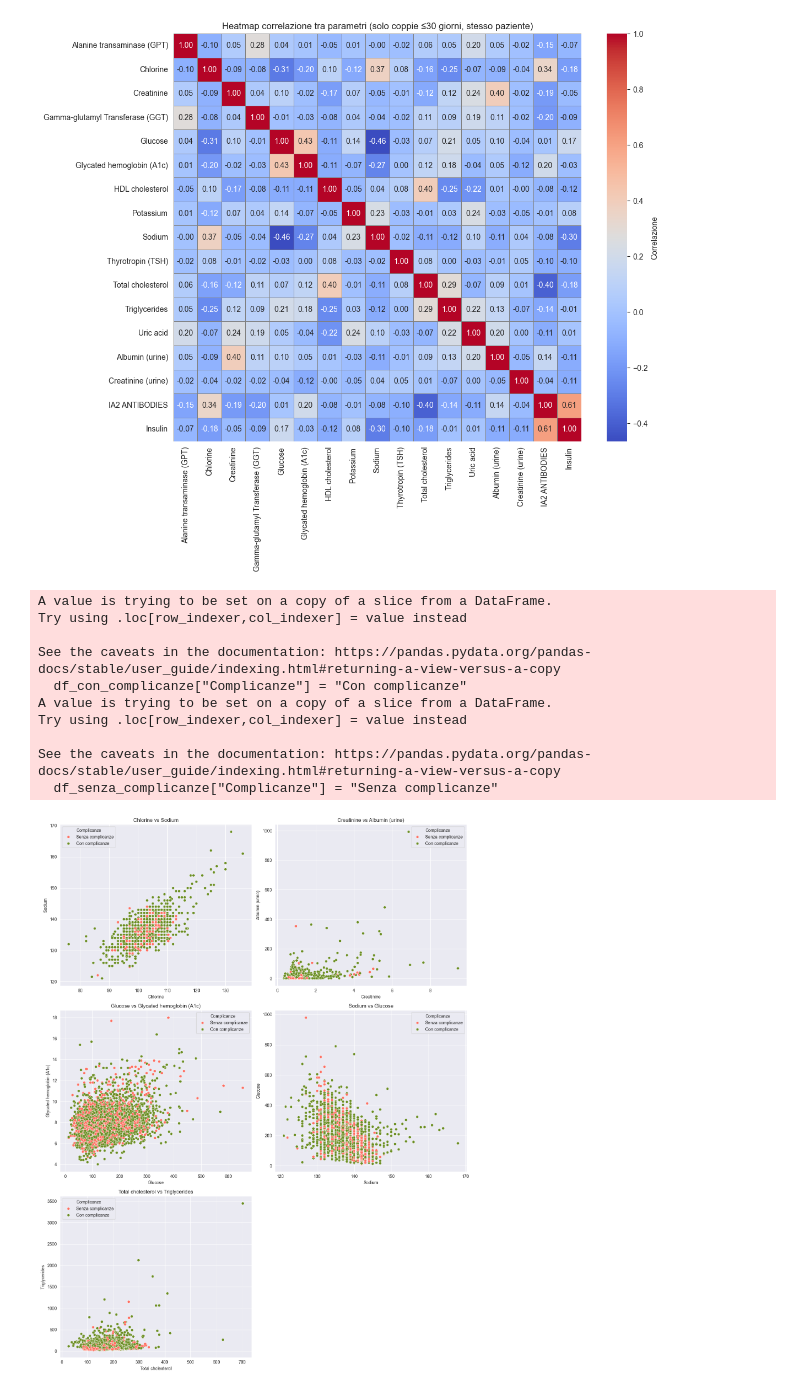
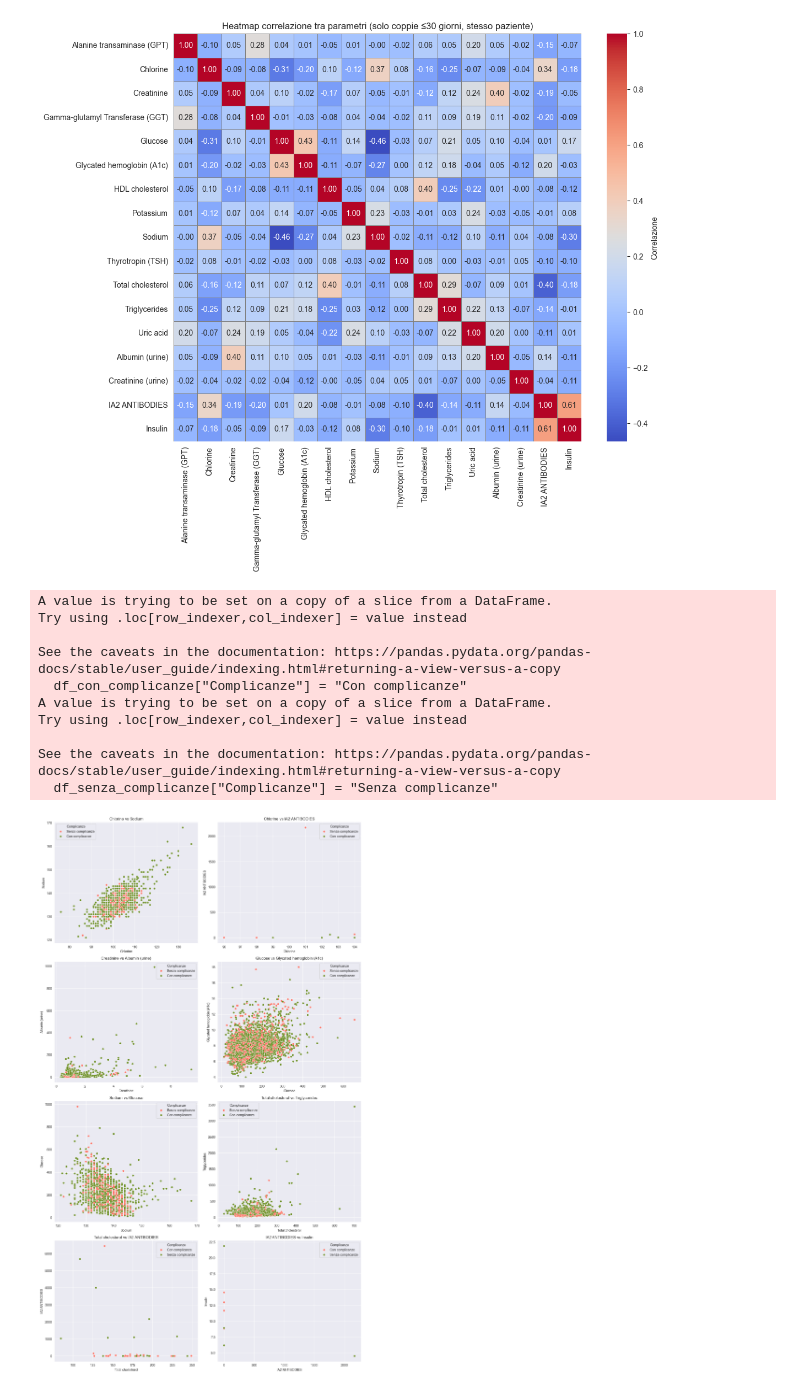
Before and after one commit to MatteoAv/AnalisiDatasetDiabete, a Jupyter notebook: Parametri_Biochimici.ipynb, the cells around one changed output. Saved outputs shown, nothing was run; the diff lists cells and outputs as text; code cells hidden in the pictures.

```diff
--- a/Parametri_Biochimici.ipynb
+++ b/Parametri_Biochimici.ipynb
@@ -377,13 +438,13 @@ import seaborn as sns
 # Parametri interessanti dalla heatmap (puoi modificarli o estenderli)
 combinazioni_interessanti = [
     ("Chlorine", "Sodium"),
-    #("Chlorine", "IA2 ANTIBODIES"),
+    ("Chlorine", "IA2 ANTIBODIES"),
     ("Creatinine", "Albumin (urine)"),
     ("Glucose", "Glycated hemoglobin (A1c)"),
     ("Sodium", "Glucose"),  # Correlazione negativa
     ("Total cholesterol", "Triglycerides"),
-    #("Total cholesterol", "IA2 ANTIBODIES"), # Correlazione negativa
-    #("IA2 ANTIBODIES", "Insulin")
+    ("Total cholesterol", "IA2 ANTIBODIES"), # Correlazione negativa
+    ("IA2 ANTIBODIES", "Insulin")
 ]
 
 # Crea la colonna "Complicanze"
@@ -415,31 +476,31 @@ for i, (p1, p2) in enumerate(combinazioni_interessanti):
 
     if p1 in df_wide.columns and p2 in df_wide.columns:
         df_plot = df_wide[[p1, p2, "Complicanze"]].dropna()
 
         sns.scatterplot(data=df_plot, x=p1, y=p2, hue="Complicanze",
                         palette=["#FF6F61", "#6B8E23"], ax=axes[i])
         axes[i].set_title(f"{p1} vs {p2}")
         axes[i].grid(True)
     else:
         axes[i].text(0.5, 0.5, f"Parametri non trovati:\n{p1}, {p2}",
                      ha='center', va='center')
         axes[i].set_axis_off()
 
 # Rimuove eventuali assi in eccesso
 for j in range(i + 1, len(axes)):
     axes[j].set_axis_off()
 
 plt.tight_layout()
 plt.show()
 # %% [output]
 A value is trying to be set on a copy of a slice from a DataFrame.
 Try using .loc[row_indexer,col_indexer] = value instead
 
 See the caveats in the documentation: https://pandas.pydata.org/pandas-docs/stable/user_guide/indexing.html#returning-a-view-versus-a-copy
   df_con_complicanze["Complicanze"] = "Con complicanze"
 A value is trying to be set on a copy of a slice from a DataFrame.
 Try using .loc[row_indexer,col_indexer] = value instead
 
 See the caveats in the documentation: https://pandas.pydata.org/pandas-docs/stable/user_guide/indexing.html#returning-a-view-versus-a-copy
   df_senza_complicanze["Complicanze"] = "Senza complicanze"
-[figure, old version]
+[figure, new version]
```
Also changed, not shown: parts of 4 cells of this notebook, 1 other file.
